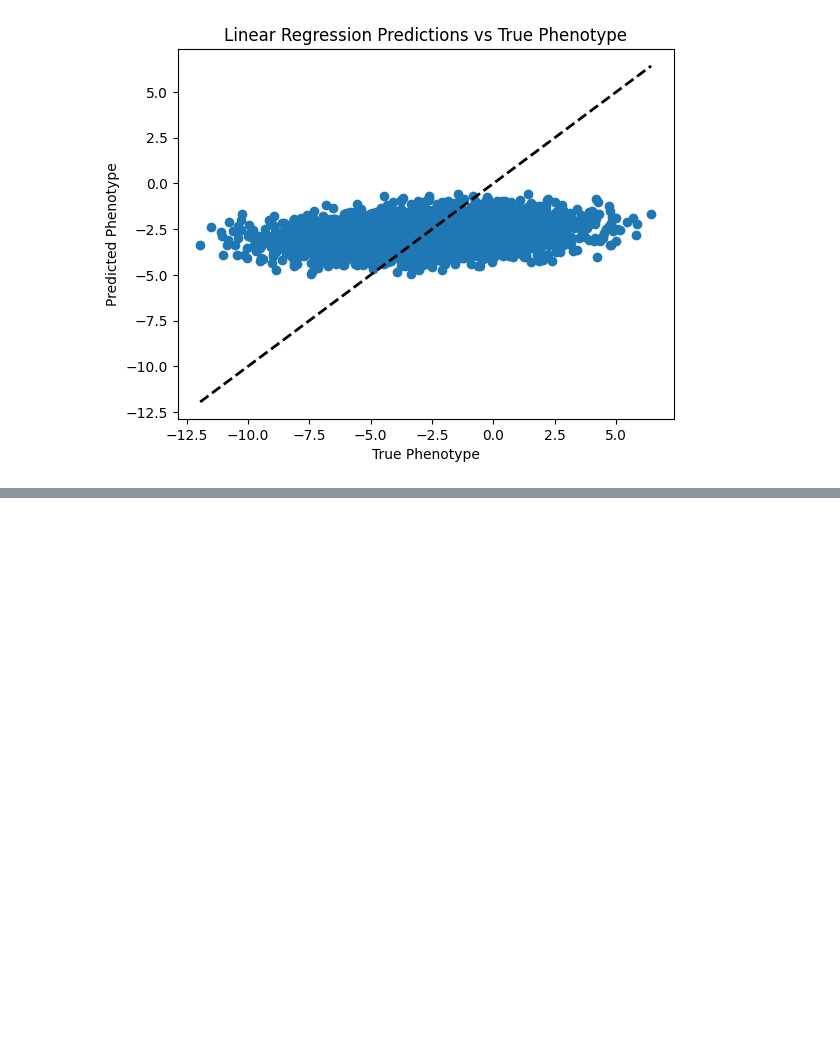
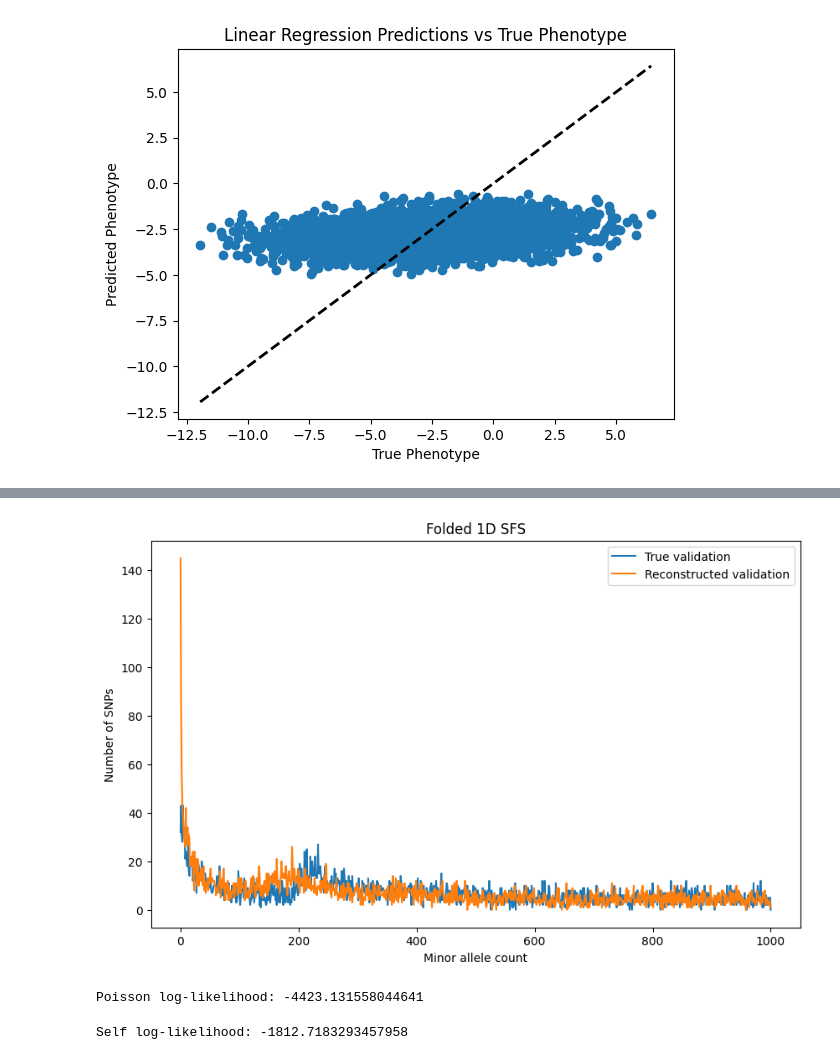
Before and after one commit to ak1376/XPopVAE, a Jupyter notebook: notebooks/inspecting_VAE_output.ipynb, the cells around one changed output, grey strips where cells are left out. Cells and saved outputs as stored; diff of their text form; code cells hidden in the pictures; blank space fills up the shorter version.

```diff
--- a/notebooks/inspecting_VAE_output.ipynb
+++ b/notebooks/inspecting_VAE_output.ipynb
@@ -286,0 +877,6 @@ plt.show()
+# %%
+print(f"Loading checkpoint: {checkpoint_path}")
+model = load_model_from_checkpoint(checkpoint_path, device)
+
+G_input = np.load(masked_input_npy)
+G_true = np.load(truth_npy)
@@ -286,0 +889,8 @@ plt.show()
+# %%
+print("Reconstructing from masked validation input...")
+G_recon = reconstruct_argmax_genotypes(
+    model=model,
+    G=G_input,
+    device=device,
+    batch_size=128,
+)
@@ -286,0 +909,51 @@ plt.show()
+# %%
+def compute_folded_1d_sfs(G: np.ndarray) -> np.ndarray:
+    """
+    G: shape (n_individuals, n_snps), values in {0,1,2}
+    Returns folded 1D SFS based on minor allele count.
+    """
+    n_individuals = G.shape[0]
+    n_chrom = 2 * n_individuals
+
+    allele_counts = G.sum(axis=0).astype(int)
+    minor_counts = np.minimum(allele_counts, n_chrom - allele_counts)
+
+    sfs = np.bincount(minor_counts, minlength=(n_chrom // 2) + 1)
+    return sfs
+# %%
+O = compute_folded_1d_sfs(G_true)
+M = compute_folded_1d_sfs(G_recon)
+
+plt.figure(figsize=(10, 6))
+plt.plot(O, label="True validation")
+plt.plot(M, label="Reconstructed validation")
+plt.xlabel("Minor allele count")
+plt.ylabel("Number of SNPs")
+plt.title("Folded 1D SFS")
+plt.legend()
+plt.show()
+# %% [output]
+[figure, added]
+# %%
+from scipy.special import gammaln
+
+def poisson_log_likelihood(O, M, eps=1e-10):
+    O = O.astype(float)
+    M = M.astype(float)
+    M = M * (O.sum() / M.sum())   # rescale
+    M = M + eps
+    return np.sum(O * np.log(M) - M - gammaln(O + 1))
+
+# optional: polymorphic bins only
+O_poly = O[1:]
+M_poly = M[1:]
+
+logL = poisson_log_likelihood(O_poly, M_poly)
+print("Poisson log-likelihood:", logL)
+# %% [output]
+Poisson log-likelihood: -4423.131558044641
+# %%
+logL_self = poisson_log_likelihood(O_poly, O_poly)
+print("Self log-likelihood:", logL_self)
+# %% [output]
+Self log-likelihood: -1812.7183293457958
```
Also changed, not shown: parts of 17 cells of this notebook, 3 other files.
